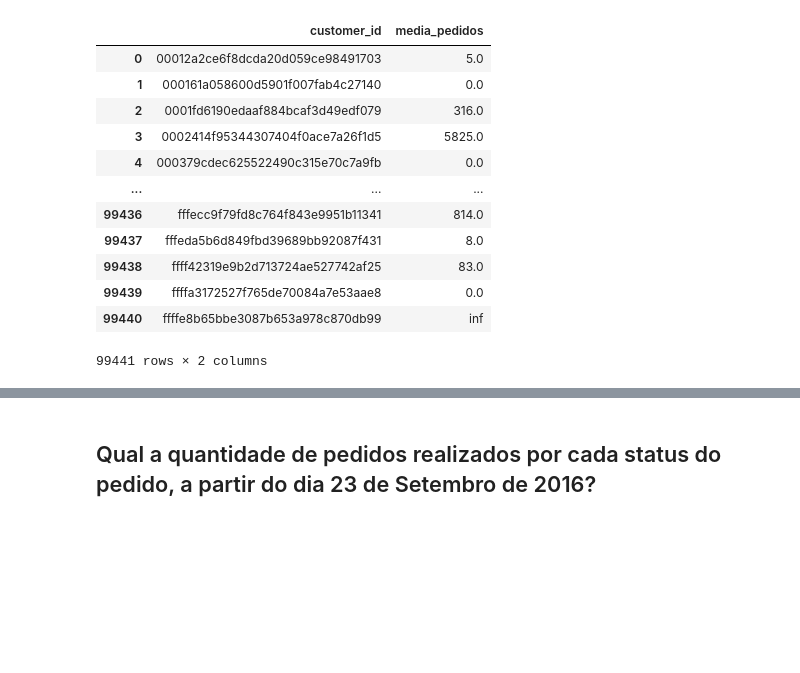
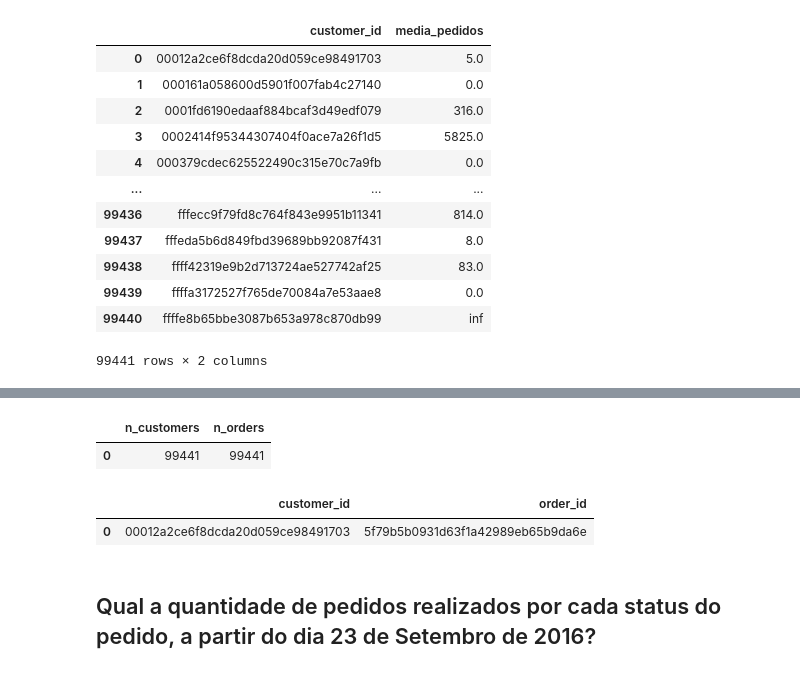
Before and after one commit to alessandra-barbosa/olist_brazil_advanced_sql, a Jupyter notebook: olist_brazil_avanced_sql_08.ipynb, the cells around one changed output, grey strips where cells are left out. Cells and saved outputs as stored; diff of their text form; code cells hidden in the pictures; blank space fills up the shorter version.

```diff
--- a/olist_brazil_avanced_sql_08.ipynb
+++ b/olist_brazil_avanced_sql_08.ipynb
@@ -1285,3 +1281,34 @@ table
+# %%
+query="""
+
+SELECT
+   COUNT(DISTINCT o.customer_id) AS n_customers,
+    COUNT(o.order_id) AS n_orders
+FROM orders o
+
+"""
+table=pd.read_sql_query(query,conn)
+table
+# %% [output]
+|  | n_customers | n_orders |
+| 0 | 99441 | 99441 |
+# %%
+## ver se a tabela foi criada
+
+query="""
+SELECT
+o.customer_id,
+o.order_id
+FROM orders o
+WHERE o.customer_id='00012a2ce6f8dcda20d059ce98491703'
+LIMIT 100;
+
+"""
+table=pd.read_sql_query(query,conn)
+table
+# %% [output]
+|  | customer_id | order_id |
+| 0 | 00012a2ce6f8dcda20d059ce98491703 | 5f79b5b0931d63f1a42989eb65b9da6e |
 # %% [markdown]
 ## Qual a quantidade de pedidos realizados por cada status do pedido, a partir do dia 23 de Setembro de 2016?
 # %%
```
Also changed, not shown: parts of 39 cells of this notebook.
